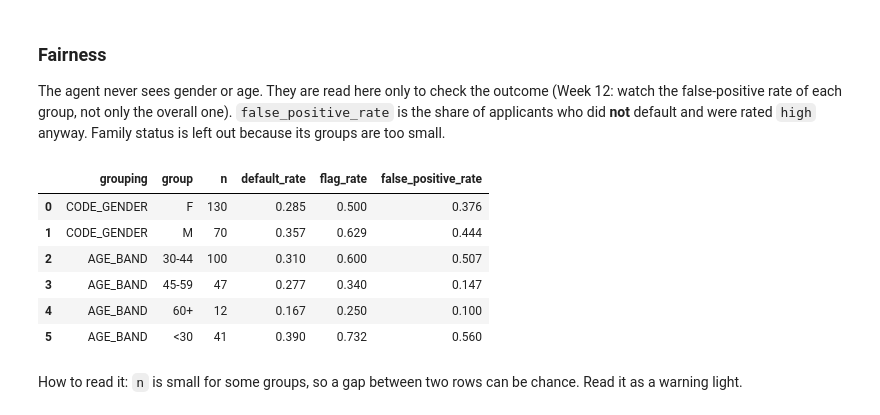
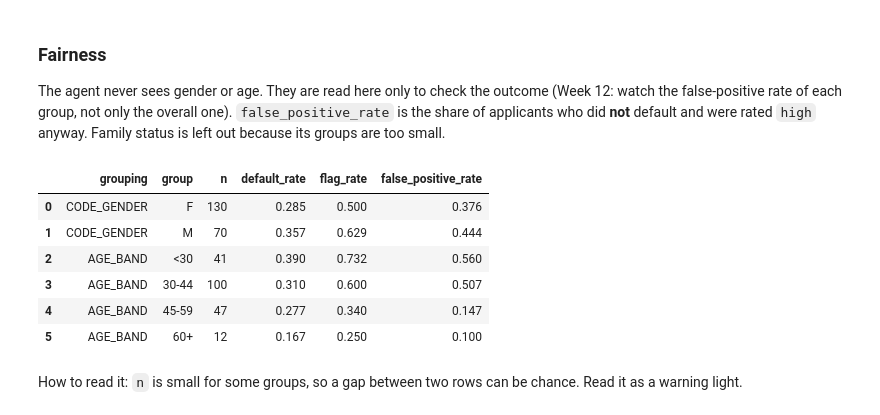
Before and after one commit to RaUzenL/bt4012_group6, a Jupyter notebook: Exp_3/evaluate_exp3.ipynb, the cells around one changed output. Saved outputs shown, nothing was run; the diff lists cells and outputs as text; code cells hidden in the pictures.

```diff
--- a/Exp_3/evaluate_exp3.ipynb
+++ b/Exp_3/evaluate_exp3.ipynb
@@ -172,15 +172,20 @@ rate of each group, not only the overall one). `false_positive_rate` is the shar
 default and were rated `high` anyway. Family status is left out because its groups are too small.
 # %%
 fair = ev.fairness_table(per_app)
+# Rows in a readable order: gender, then the age bands from young to old
+age_order = {"<30": 1, "30-44": 2, "45-59": 3, "60+": 4}
+fair["sort_key"] = [(ev.FAIRNESS_GROUPS.index(grouping), age_order.get(group, 0), group)
+                    for grouping, group in zip(fair["grouping"], fair["group"])]
+fair = fair.sort_values("sort_key").drop(columns="sort_key").reset_index(drop=True)
 fair.round(3)
 # %% [output]
 |  | grouping | group | n | default_rate | flag_rate | false_positive_rate |
 | 0 | CODE_GENDER | F | 130 | 0.285 | 0.500 | 0.376 |
 | 1 | CODE_GENDER | M | 70 | 0.357 | 0.629 | 0.444 |
-| 2 | AGE_BAND | 30-44 | 100 | 0.310 | 0.600 | 0.507 |
-| 3 | AGE_BAND | 45-59 | 47 | 0.277 | 0.340 | 0.147 |
-| 4 | AGE_BAND | 60+ | 12 | 0.167 | 0.250 | 0.100 |
-| 5 | AGE_BAND | <30 | 41 | 0.390 | 0.732 | 0.560 |
+| 2 | AGE_BAND | <30 | 41 | 0.390 | 0.732 | 0.560 |
+| 3 | AGE_BAND | 30-44 | 100 | 0.310 | 0.600 | 0.507 |
+| 4 | AGE_BAND | 45-59 | 47 | 0.277 | 0.340 | 0.147 |
+| 5 | AGE_BAND | 60+ | 12 | 0.167 | 0.250 | 0.100 |
 # %% [markdown]
 How to read it: `n` is small for some groups, so a gap between two rows can be chance. Read it as a warning light.
 # %% [markdown]
```
Also changed, not shown: parts of 3 cells of this notebook, 8 other files.
